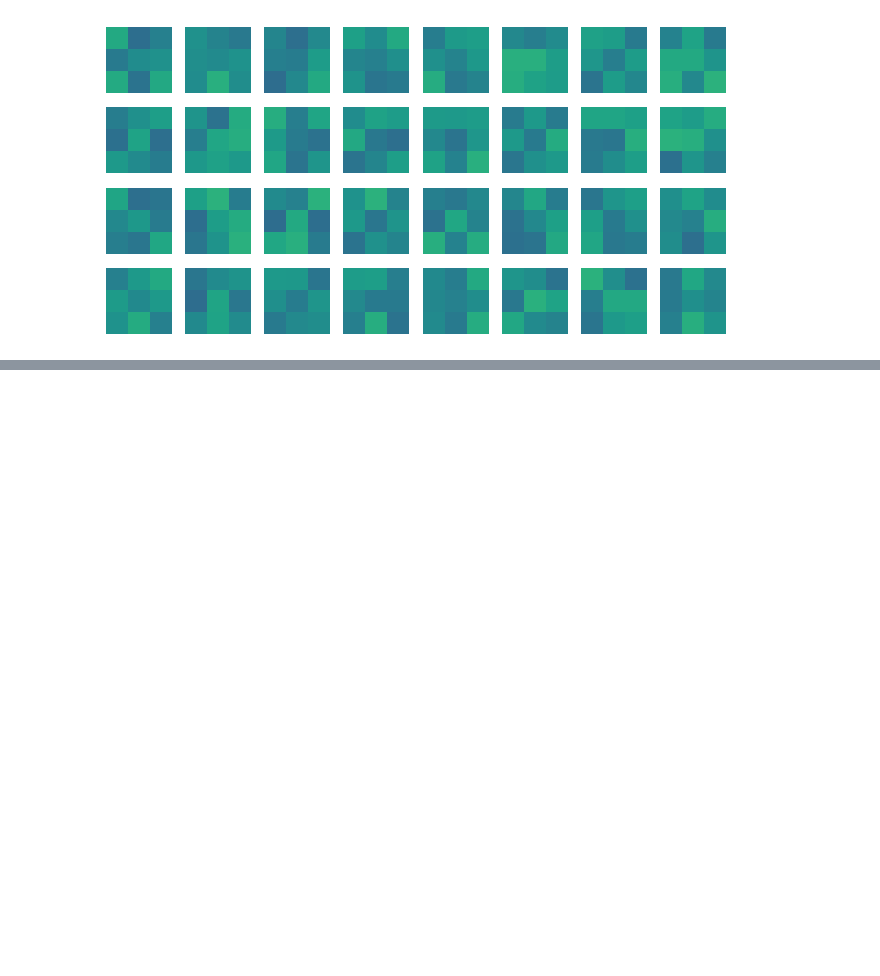
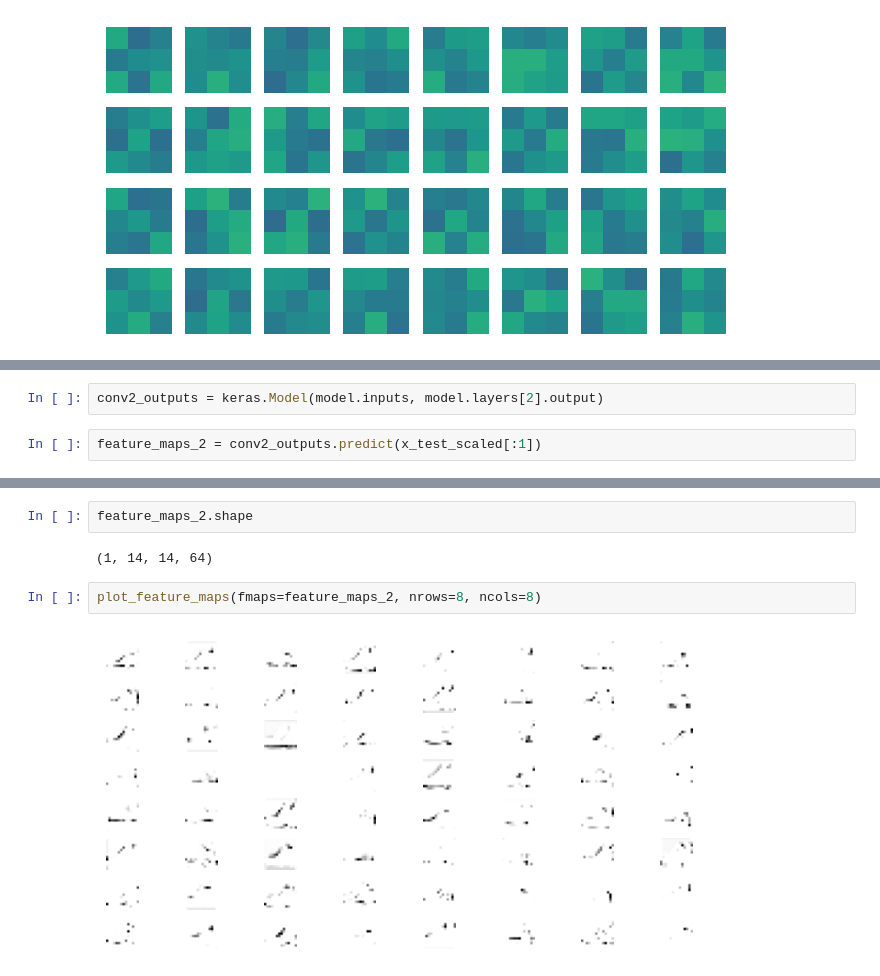
Before and after one commit to JakeOh/202505_BD50, a Jupyter notebook: lab_da/ml18_cnn.ipynb, the cells around one changed output, grey strips where cells are left out. Saved outputs shown, nothing was run; the diff lists cells and outputs as text; blank space fills up the shorter version.

```diff
--- a/lab_da/ml18_cnn.ipynb
+++ b/lab_da/ml18_cnn.ipynb
@@ -830,0 +898,4 @@ plt.show()
+# %%
+conv2_outputs = keras.Model(model.inputs, model.layers[2].output)
+# %%
+feature_maps_2 = conv2_outputs.predict(x_test_scaled[:1])
@@ -830,0 +904,8 @@ plt.show()
+# %%
+feature_maps_2.shape
+# %% [output]
+(1, 14, 14, 64)
+# %%
+plot_feature_maps(fmaps=feature_maps_2, nrows=8, ncols=8)
+# %% [output]
+[figure, added]
```
Also changed, not shown: parts of 16 cells of this notebook.
